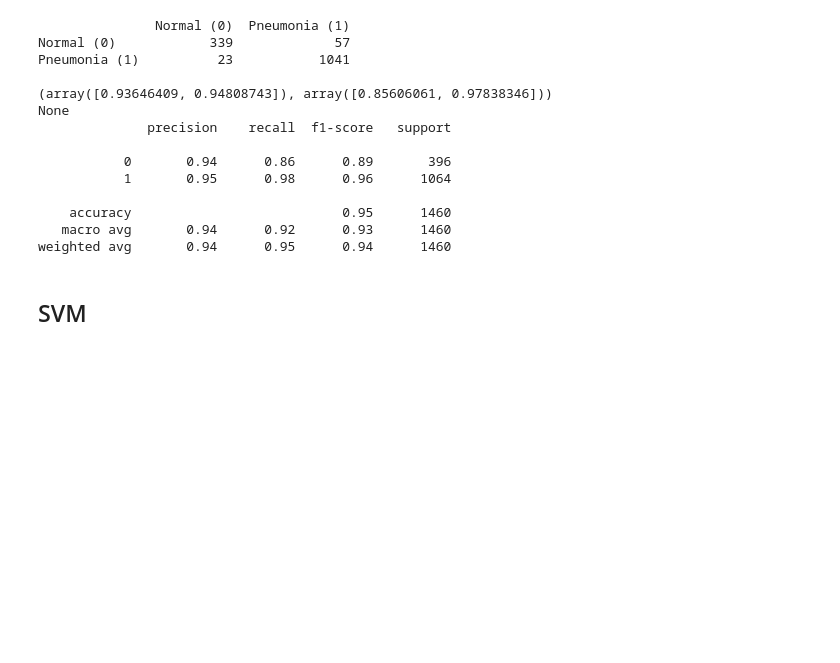
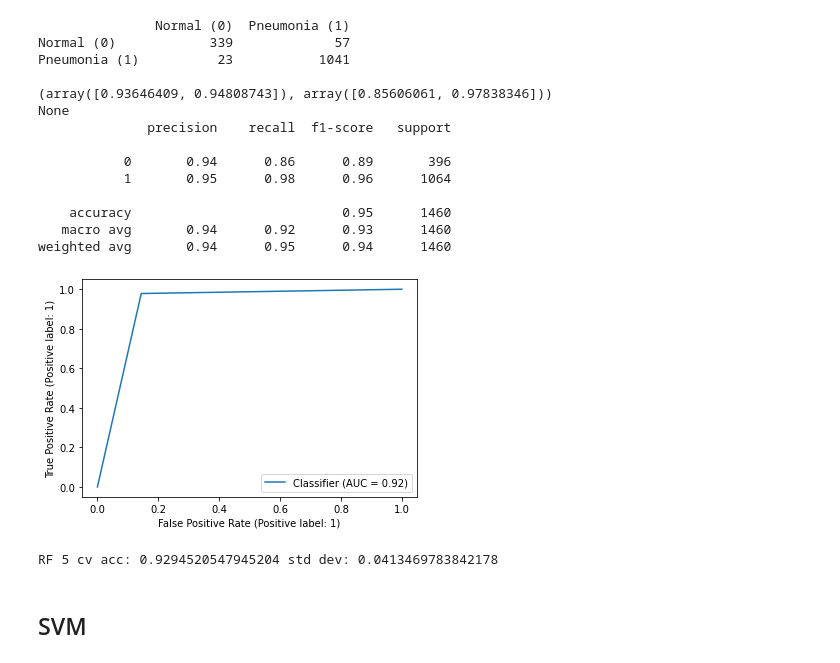
Before and after one commit to bradruss/CS254-Final-Project, a Jupyter notebook: Covid_Pneumonia.ipynb, the cells around one changed output. Saved outputs shown, nothing was run; the diff lists cells and outputs as text; code cells hidden in the pictures; blank space fills up the shorter version.

```diff
--- a/Covid_Pneumonia.ipynb
+++ b/Covid_Pneumonia.ipynb
@@ -204,3 +211,8 @@ None
     accuracy                           0.95      1460
    macro avg       0.94      0.92      0.93      1460
 weighted avg       0.94      0.95      0.94      1460
+# %%
+RocCurveDisplay.from_predictions(y_test, rf_pred)
+plt.show()
+# %% [output]
+[figure, added]
@@ -207,3 +221,7 @@ weighted avg       0.94      0.95      0.94      1460
+# %%
+print(f"RF 5 cv acc: {rf_scores.mean()} std dev: {rf_scores.std()}")
+# %% [output]
+RF 5 cv acc: 0.9294520547945204 std dev: 0.0413469783842178
 # %% [markdown]
 ## SVM
 # %%
```
Also changed, not shown: parts of 8 cells of this notebook.
